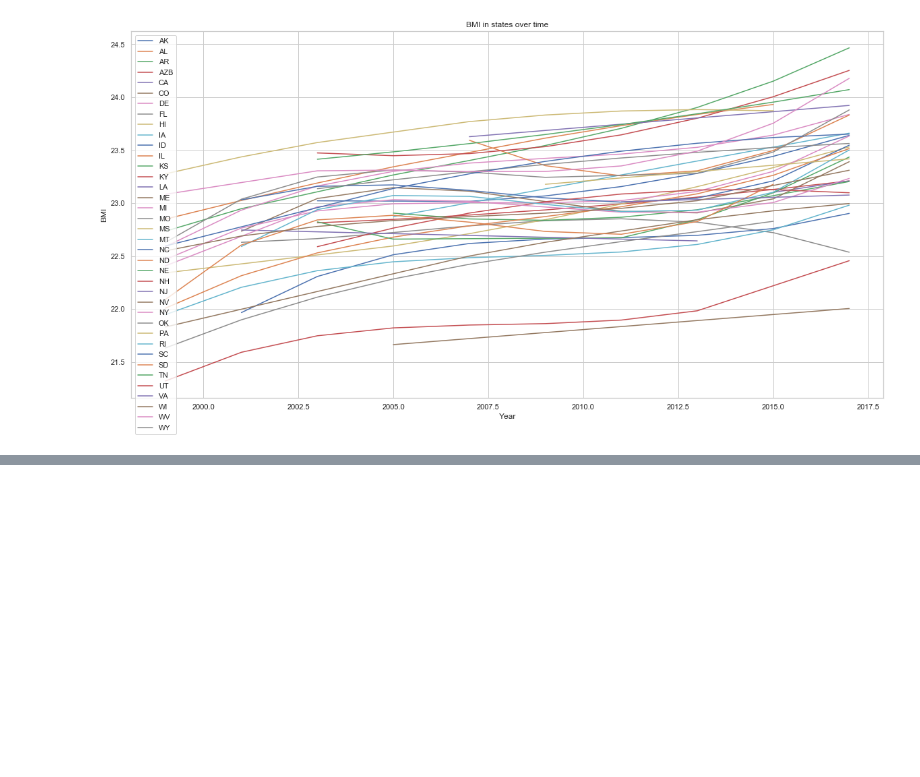
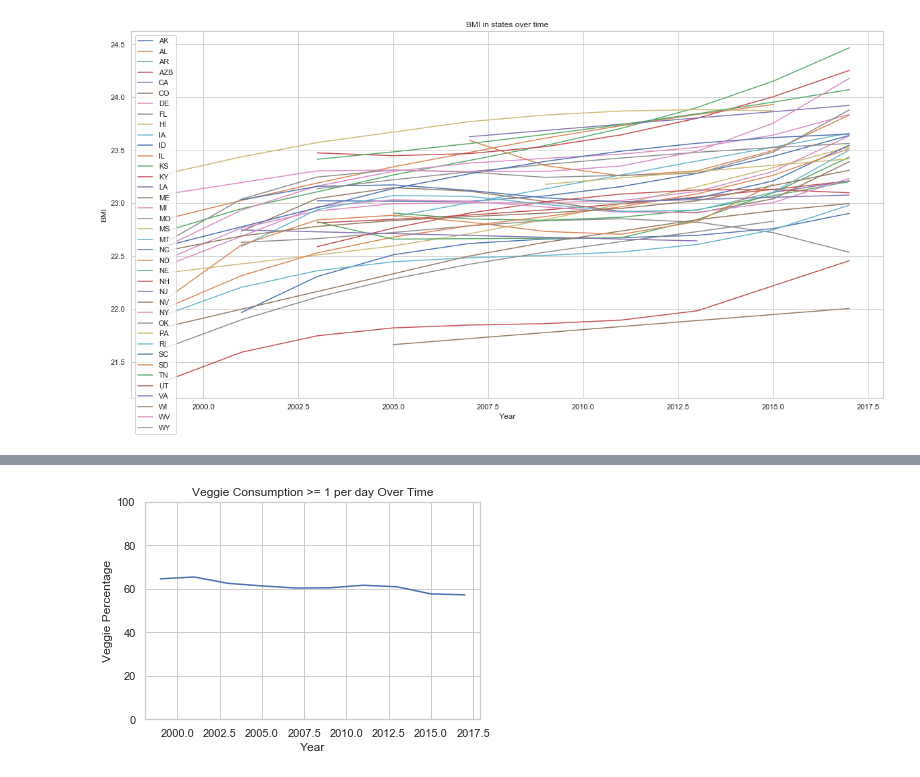
Before and after one commit to Wonghopper/Wonghopper.github.io, a Jupyter notebook: final.ipynb, the cells around one changed output, grey strips where cells are left out. Cells and saved outputs as stored; diff of their text form; code cells hidden in the pictures; blank space fills up the shorter version.

```diff
--- a/final.ipynb
+++ b/final.ipynb
@@ -188,0 +213,12 @@ plt.show()
+# %%
+xvals, yvals = qpercreg("qnveg1")
+
+plt.plot(xvals, yvals)
+
+plt.title("Veggie Consumption >= 1 per day Over Time")
+plt.xlabel("Year")
+plt.ylabel("Veggie Percentage")
+plt.ylim(0, 100)
+plt.show()
+# %% [output]
+[figure, added]
```
Also changed, not shown: parts of 9 cells of this notebook.
